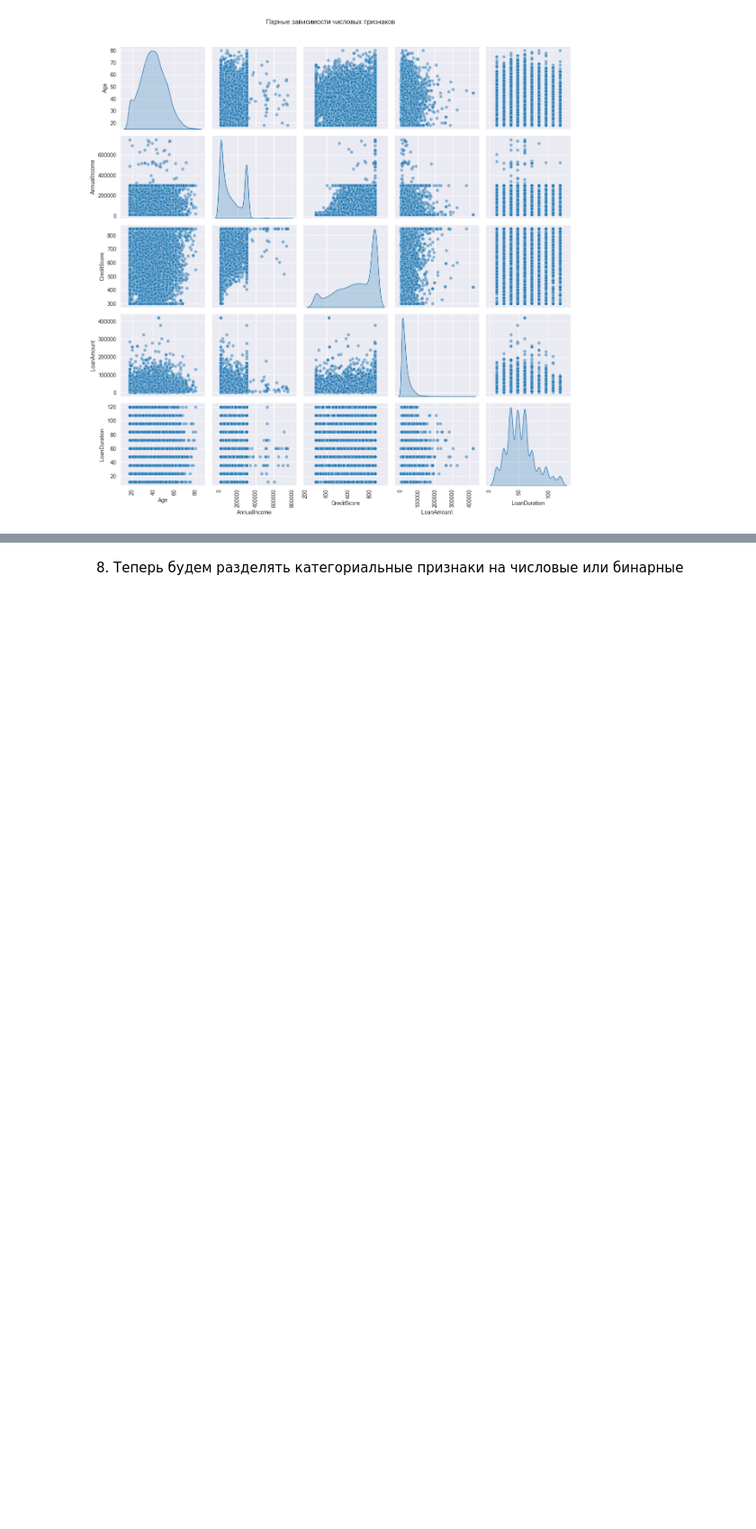
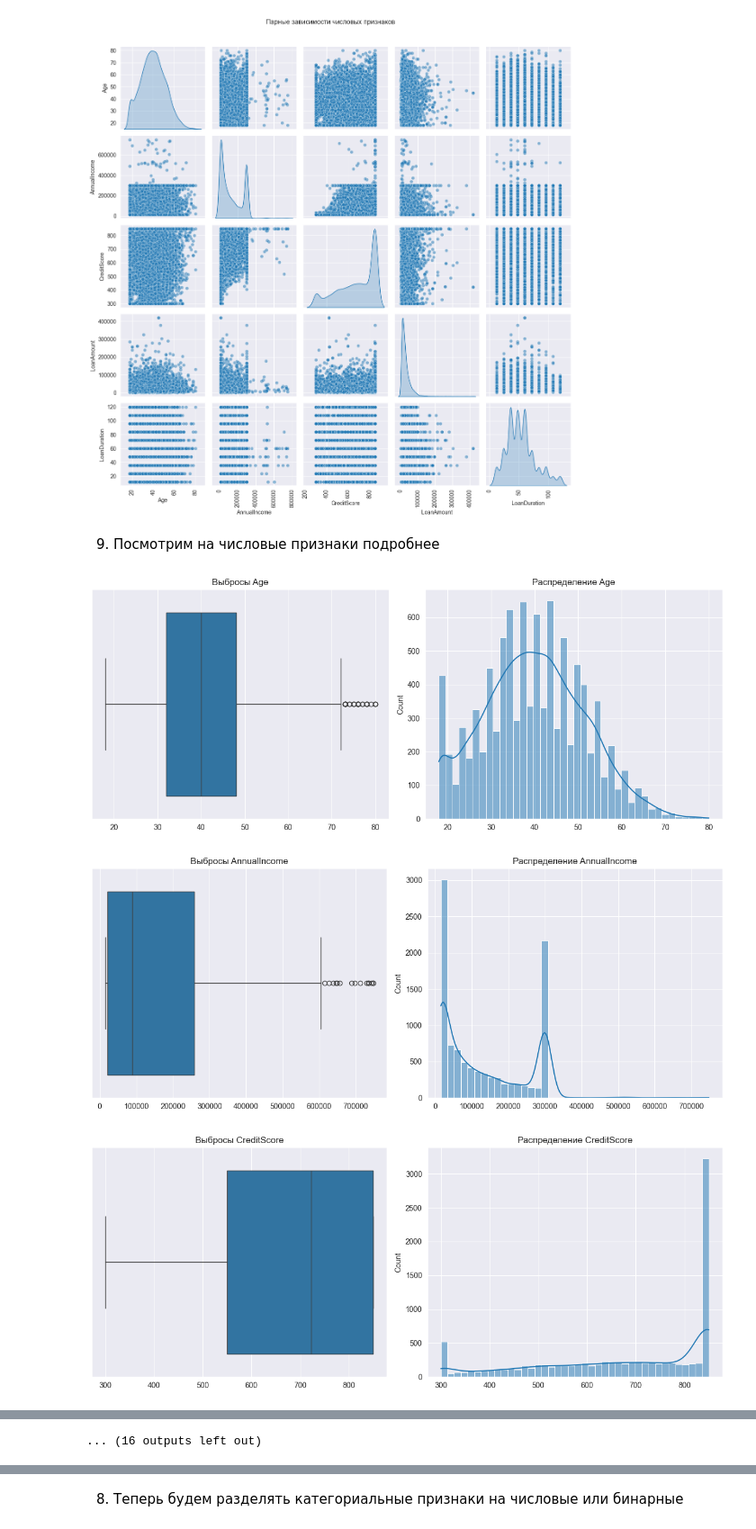
Before and after one commit to ykwais/ML, a Jupyter notebook: lab1/lab1_ykwais.ipynb, the cells around one changed output, grey strips where cells are left out. Shown at 90% size. Drawn from its saved outputs; the diff is of its cells as text; code cells hidden in the pictures; blank space fills up the shorter version.

```diff
--- a/lab1/lab1_ykwais.ipynb
+++ b/lab1/lab1_ykwais.ipynb
@@ -137,18 +141,13 @@ Name: RiskScore, dtype: float64
 3. Посмотрим на типы признаков (их примерный состав)
 # %%
 
-numeric_cols = df_.select_dtypes(include=['int64', 'float64']).columns.tolist()
+numeric_cols = df_.select_dtypes(include=['float64']).columns.tolist()
 print("\nЧисловые признаки (%d):" % len(numeric_cols))
 print(numeric_cols)
 
-categorical_cols = df_.select_dtypes(include=['object', 'bool', 'category']).columns.tolist()
+categorical_cols = df_.select_dtypes(include=['object']).columns.tolist()
 print("\nКатегориальные признаки (%d):" % len(categorical_cols))
 print(categorical_cols)
-
-datetime_cols = df_.select_dtypes(include=['datetime64', 'timedelta64']).columns.tolist()
-if datetime_cols:
-    print("\nДата/время признаки (%d):" % len(datetime_cols))
-    print(datetime_cols)
 # %% [output]
 Числовые признаки (30):
 ['Age', 'AnnualIncome', 'CreditScore', 'LoanAmount', 'LoanDuration', 'NumberOfDependents', 'MonthlyDebtPayments', 'CreditCardUtilizationRate', 'NumberOfOpenCreditLines', 'NumberOfCreditInquiries', 'De ...
@@ -160,7 +159,7 @@ if datetime_cols:
 # %%
 pseudo_numeric = []
 for col in numeric_cols:
-    if df_[col].nunique() < 15:
+    if df_[col].nunique() < 3:
         pseudo_numeric.append(col)
 
 if pseudo_numeric:
@@ -222,3 +210,32 @@ plt.tight_layout()
 plt.show()
 # %% [output]
 [figure]
+# %% [markdown]
+9. Посмотрим на числовые признаки подробнее
+# %%
+counter = 0
+for col in numeric_cols:
+    if col in pseudo_numeric:
+        continue
+    plt.figure(figsize=(12, 5))
+
+    plt.subplot(1, 2, 1)
+    sns.boxplot(x=df_[col])
+    plt.title(f'Выбросы {col}')
+    plt.xlabel('')
+
+
+    plt.subplot(1, 2, 2)
+    sns.histplot(df_[col], kde=True, bins=40)
+    plt.title(f'Распределение {col}')
+    plt.xlabel('')
+
+    plt.tight_layout()
+    plt.show()
+    counter += 1
+
+print(counter)
+# %% [output]
+[figure, added]
+[figure, added]
+[figure, added]
@@ -224,0 +251 @@ plt.show()
+... (16 outputs left out)
```
Also changed, not shown: parts of 14 cells of this notebook.
